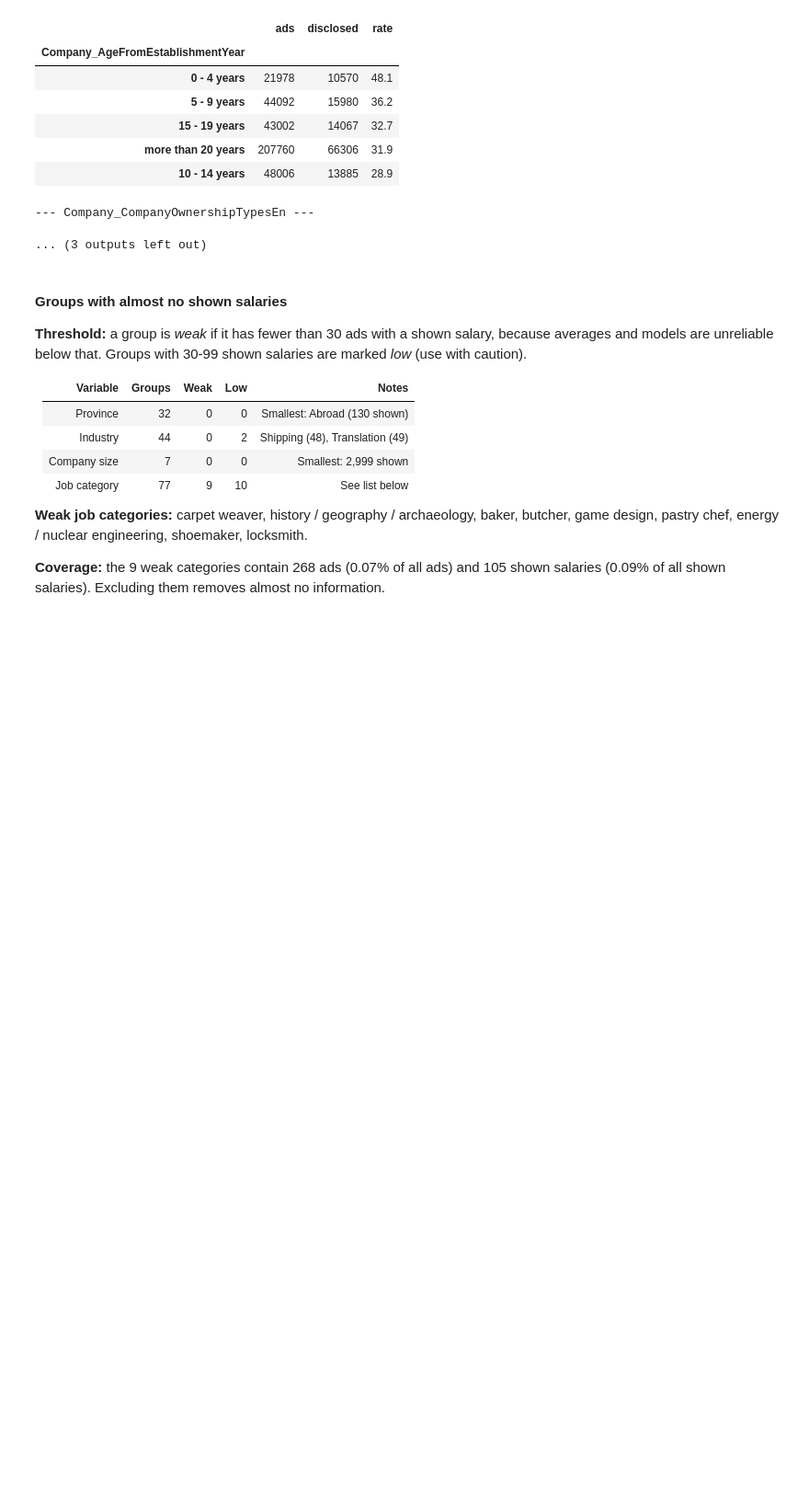
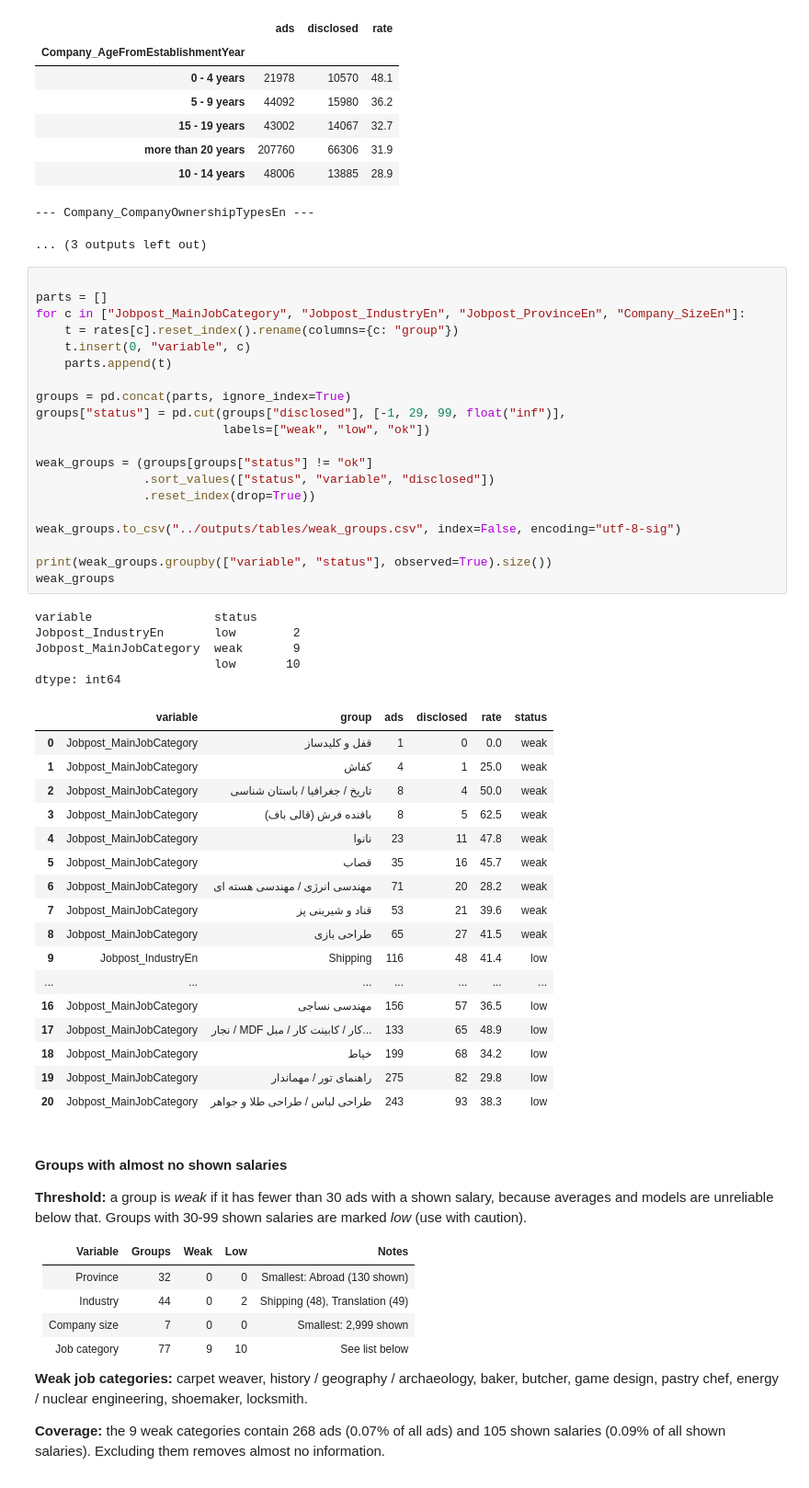
Before and after one commit to Abolfazl-Moradi006/JobVision-Jobposts-Data-Analysis, a Jupyter notebook: notebooks/01_missing_values.ipynb, the cells around one changed output. Shown at 92% size. Cells and saved outputs as stored; diff of their text form; blank space fills up the shorter version.

```diff
--- a/notebooks/01_missing_values.ipynb
+++ b/notebooks/01_missing_values.ipynb
@@ -340,6 +342,49 @@ for c, t in rates.items():
 | 10 - 14 years | 48006 | 13885 | 28.9 |
 --- Company_CompanyOwnershipTypesEn ---
 ... (3 outputs left out)
+# %%
+
+parts = []
+for c in ["Jobpost_MainJobCategory", "Jobpost_IndustryEn", "Jobpost_ProvinceEn", "Company_SizeEn"]:
+    t = rates[c].reset_index().rename(columns={c: "group"})
+    t.insert(0, "variable", c)
+    parts.append(t)
+
+groups = pd.concat(parts, ignore_index=True)
+groups["status"] = pd.cut(groups["disclosed"], [-1, 29, 99, float("inf")],
+                          labels=["weak", "low", "ok"])
+
+weak_groups = (groups[groups["status"] != "ok"]
+               .sort_values(["status", "variable", "disclosed"])
+               .reset_index(drop=True))
+
+weak_groups.to_csv("../outputs/tables/weak_groups.csv", index=False, encoding="utf-8-sig")
+
+print(weak_groups.groupby(["variable", "status"], observed=True).size())
+weak_groups
+# %% [output]
+variable                 status
+Jobpost_IndustryEn       low        2
+Jobpost_MainJobCategory  weak       9
+                         low       10
+dtype: int64
+|  | variable | group | ads | disclosed | rate | status |
+| 0 | Jobpost_MainJobCategory | قفل و کلیدساز | 1 | 0 | 0.0 | weak |
+| 1 | Jobpost_MainJobCategory | کفاش | 4 | 1 | 25.0 | weak |
+| 2 | Jobpost_MainJobCategory | تاریخ / جغرافیا / باستان شناسی | 8 | 4 | 50.0 | weak |
+| 3 | Jobpost_MainJobCategory | بافنده فرش (قالی باف) | 8 | 5 | 62.5 | weak |
+| 4 | Jobpost_MainJobCategory | نانوا | 23 | 11 | 47.8 | weak |
+| 5 | Jobpost_MainJobCategory | قصاب | 35 | 16 | 45.7 | weak |
+| 6 | Jobpost_MainJobCategory | مهندسی انرژی / مهندسی هسته ای | 71 | 20 | 28.2 | weak |
+| 7 | Jobpost_MainJobCategory | قناد و شیرینی پز | 53 | 21 | 39.6 | weak |
+| 8 | Jobpost_MainJobCategory | طراحی بازی | 65 | 27 | 41.5 | weak |
+| 9 | Jobpost_IndustryEn | Shipping | 116 | 48 | 41.4 | low |
+| ... | ... | ... | ... | ... | ... | ... |
+| 16 | Jobpost_MainJobCategory | مهندسی نساجی | 156 | 57 | 36.5 | low |
+| 17 | Jobpost_MainJobCategory | نجار / MDF کار / کابینت کار / مبل... | 133 | 65 | 48.9 | low |
+| 18 | Jobpost_MainJobCategory | خیاط | 199 | 68 | 34.2 | low |
+| 19 | Jobpost_MainJobCategory | راهنمای تور / مهماندار | 275 | 82 | 29.8 | low |
+| 20 | Jobpost_MainJobCategory | طراحی لباس / طراحی طلا و جواهر | 243 | 93 | 38.3 | low |
 # %% [markdown]
 #### Groups with almost no shown salaries
 
```
Also changed, not shown: parts of 4 cells of this notebook.
